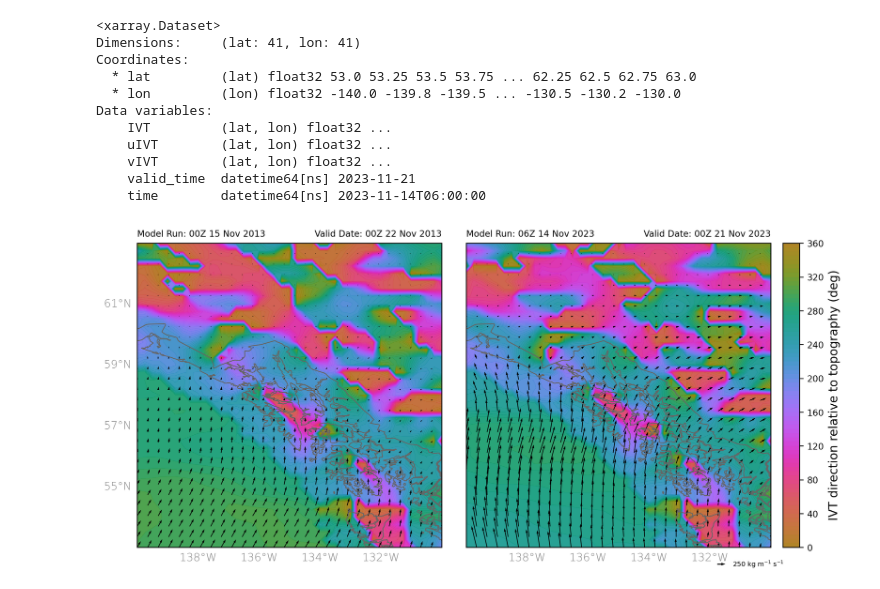
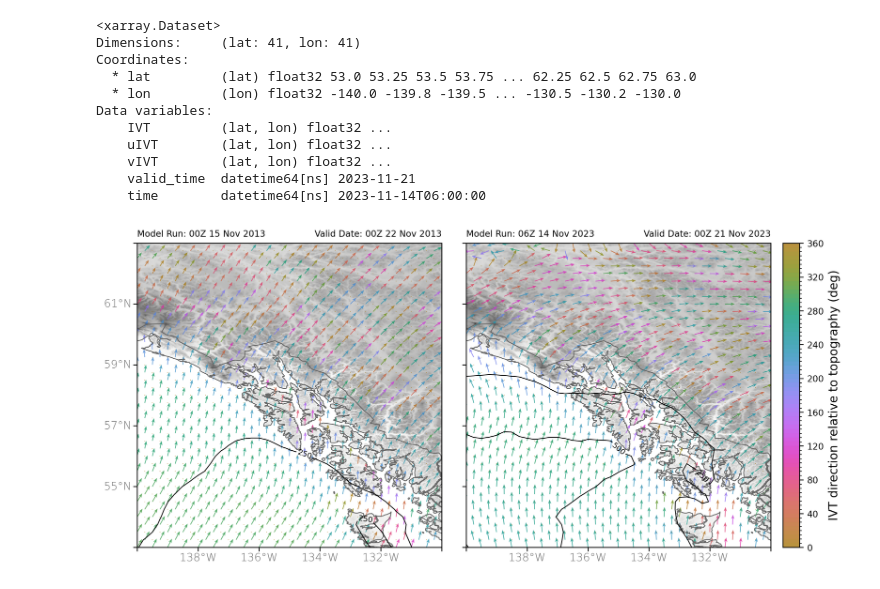
Before and after one commit to dlnash/SEAK_AR_impacts, a Jupyter notebook: preprocess/calculate_slope-aspect.ipynb, the cells around one changed output. Drawn from its saved outputs; the diff is of its cells as text; code cells hidden in the pictures.

Commit message:
update uv1000 scripts for ams poster

```diff
--- a/preprocess/calculate_slope-aspect.ipynb
+++ b/preprocess/calculate_slope-aspect.ipynb
@@ -188,7 +189,7 @@ dy = np.arange(lats.min().round(),lats.max().round()+r,r)
 # Create figure
 fig = plt.figure(figsize=(11, 5))
 fig.dpi = 300
-fname = path_to_figs + 'test_ivtdir_aspect_2021nov21_2013nov22_F162'
+fname = path_to_figs + 'ams_poster_ivt_direction'
 fmt = 'png'
 
 nrows = 1
@@ -209,46 +210,53 @@ gs = GridSpec(nrows, ncols, height_ratios=[1], width_ratios = [1, 1, 0.05], wspa
 ### CLIMATOLOGY ###
 ###################
 leftlats_lst = [True, False]
 for i, fc in enumerate(fc_lst):
     ax = fig.add_subplot(gs[0, i], projection=mapcrs)
     ax = draw_basemap(ax, extent=ext, xticks=dx, yticks=dy, left_lats=leftlats_lst[i], right_lats=False, bottom_lons=True)
 
-    # Contour Filled
-    data = fc.diff_dir.values
+    ## plot terrain
+    cf = plot_terrain(ax, ext)
+
+    # Plot colored normalized vectors
+    data =  get_every_other_vector(fc.diff_dir.values)
     cmap = cmo.phase
     bnds = np.arange(0, 365, 5)
-    cf = ax.contourf(lons, lats, data, transform=datacrs,
-                     levels=bnds, cmap=cmap, alpha=0.9, extend='neither')
+    norm = mcolors.BoundaryNorm(bnds, cmap.N)
 
-    # vectors
-    uvec = fc.uIVT.values
-    vvec = fc.vIVT.values
+    # vectors - normalized
+    uvec =  get_every_other_vector((fc.uIVT.values / fc.IVT.values))
+    vvec =  get_every_other_vector((fc.vIVT.values / fc.IVT.values))
 
-    Q = ax.quiver(lons, lats, uvec, vvec, transform=datacrs,
-              color='k', regrid_shape=30,
-              angles='xy', scale_units='xy', scale=1000, units='xy', capstyle='round')
+    kw_quiver = {'headlength': 6, 'headaxislength': 4.5, 'headwidth': 4.5}
+    Q = ax.quiver(lons, lats, uvec, vvec, data, cmap=cmap, norm=norm, alpha=0.8,
+                            capstyle='round', units='width', scale_units='inches', scale=8., **kw_quiver)
+
+    # Contour Lines
+    clevs = np.arange(250., 2100., 250.)
+    cs = ax.contour(lons, lats, fc.IVT.values, transform=datacrs,
+                     levels=clevs, colors='k',
+                     linewidths=0.75, linestyles='solid')
+    plt.clabel(cs, **kw_clabels)
+
+    ## add plot labels
     ts = pd.to_datetime(str(fc.time.values))
     init_time = ts.strftime('%HZ %d %b %Y')
 
     ts = pd.to_datetime(str(fc.valid_time.values))
     valid_time = ts.strftime('%HZ %d %b %Y')
 
     ax.set_title('Model Run: {0}'.format(init_time), loc='left', fontsize=8)
     ax.set_title('Valid Date: {0}'.format(valid_time), loc='right', fontsize=8)
 
-
-# quiver key
-qk = ax.quiverkey(Q, 0.85, -0.055, 250, '250 kg m$^{-1}$ s$^{-1}$', labelpos='E',
-                  coordinates='axes', fontproperties={'size': 6.0})
 # Add color bar
 cbax = plt.subplot(gs[0,-1]) # colorbar axis
-cb = Colorbar(ax = cbax, mappable = cf, orientation = 'vertical', ticklocation = 'right')
+cb = Colorbar(ax = cbax, mappable = Q, orientation = 'vertical', ticklocation = 'right')
 cb.set_label('IVT direction relative to topography (deg)', fontsize=11)
 cb.ax.tick_params(labelsize=8)
 
 fig.savefig('%s.%s' %(fname, fmt), bbox_inches='tight', dpi=fig.dpi)
 
 # Show
 plt.show()
 # %% [output]
-[figure, old version]
+[figure, new version]
```
Also changed, not shown: parts of 5 cells of this notebook, 5 other files.
